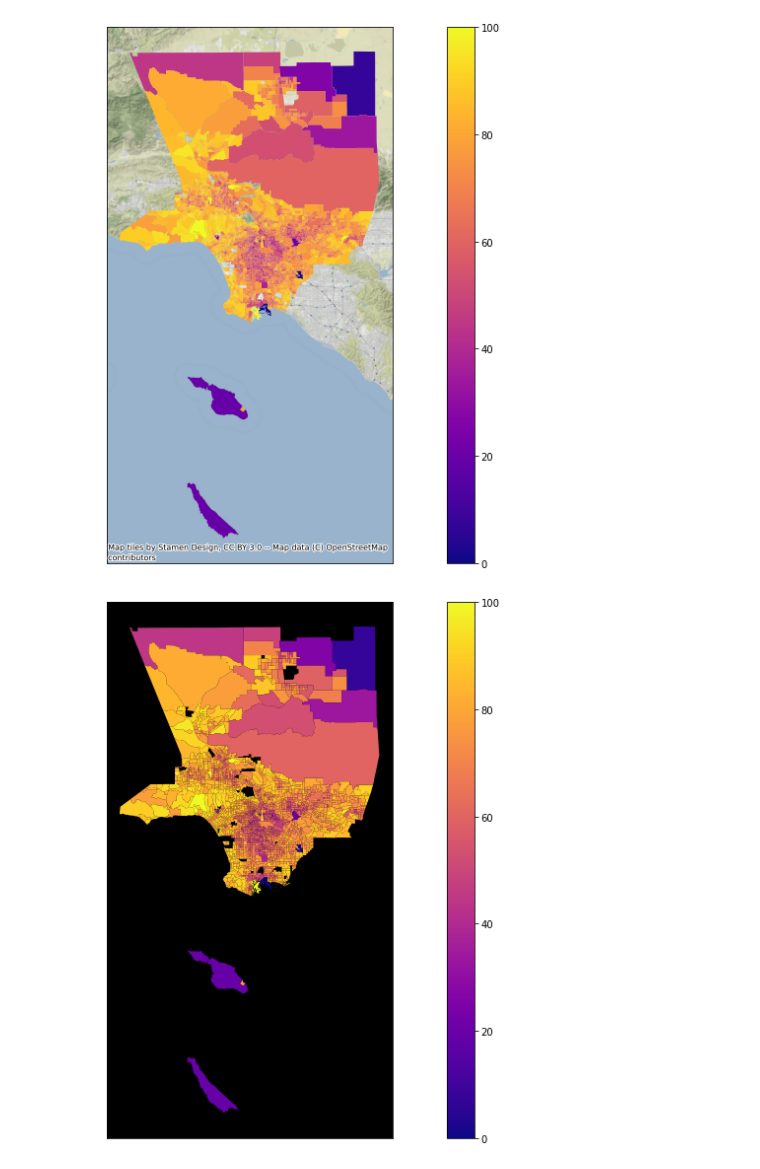
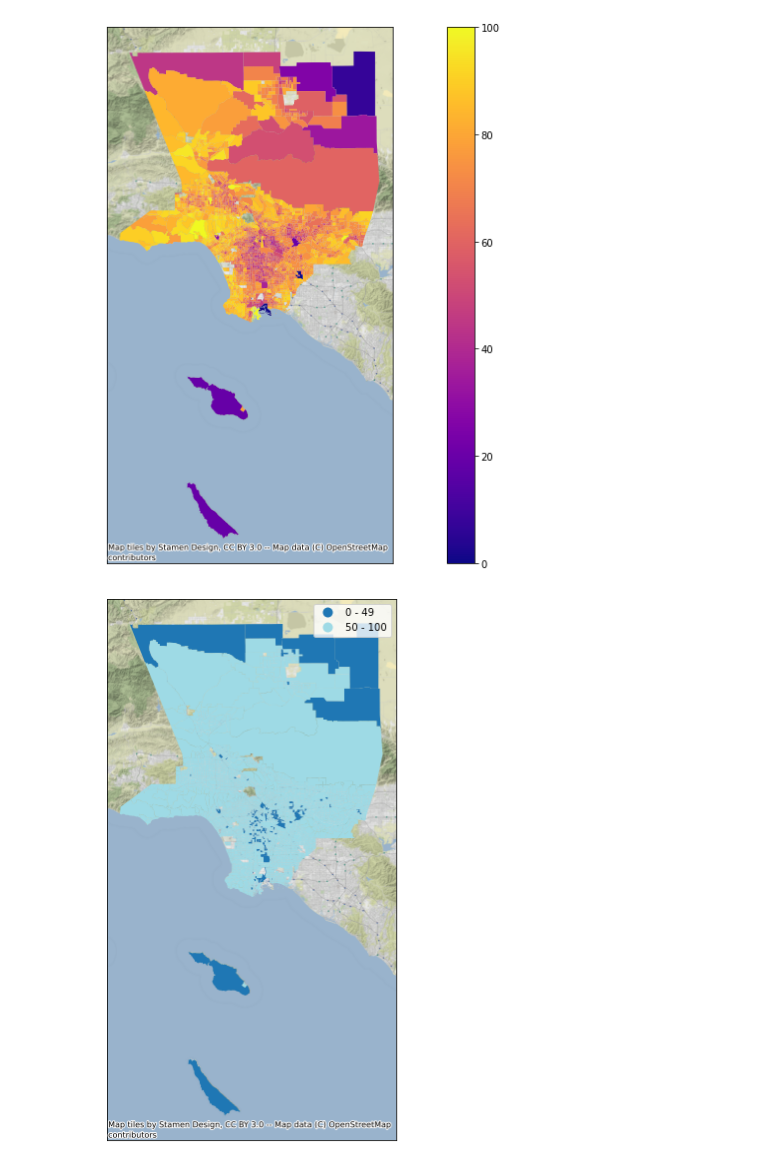
Before and after one commit to opheliasin/broadband, a Jupyter notebook: Broadband Index/Broadband index in LA County.ipynb, the cells around one changed output. Cells and saved outputs as stored; diff of their text form; code cells hidden in the pictures.

```diff
--- a/Broadband Index/Broadband index in LA County.ipynb
+++ b/Broadband Index/Broadband index in LA County.ipynb
@@ -69,0 +70,3 @@ See the caveats in the documentation: https://pandas.pydata.org/pandas-docs/stab
+# %%
+labels = ["0 - 49", "50 - 100"]
+B28011["broadband_index_category"] = pd.cut(B28011['broadband_index'], bins= [0, 50, 100] ,labels=labels)
@@ -123,14 +124,23 @@ ctx.add_basemap(ax, zoom=12)
 plt.show()
 # %% [output]
 [figure]
+# %%
+#map shows those with a broadband index below 50
+fig, ax = plt.subplots(1,1,figsize=(20,10))
+
+census_tracts.to_crs('EPSG:3857').plot(column = 'broadband_index_category', ax=ax, cmap = 'tab20', legend=True )
+ax.set_xticks([])
+ax.set_yticks([])
+ctx.add_basemap(ax, zoom=12)
+plt.show()
+# %% [output]
+[figure, added]
 # %%
-# without basemap
-fig, ax = plt.subplots(1,1,figsize=(20,10))
+# # without basemap
+# fig, ax = plt.subplots(1,1,figsize=(20,10))
 
-census_tracts.plot('broadband_index', ax=ax, cmap='plasma', legend=True,
-               legend_kwds={'orientation': 'vertical'})
-ax.set_xticks([])
-ax.set_yticks([])
-ax.set_facecolor('k')
+# census_tracts.plot('broadband_index', ax=ax, cmap='plasma', legend=True,
+#                legend_kwds={'orientation': 'vertical'})
+# ax.set_xticks([])
+# ax.set_yticks([])
+# ax.set_facecolor('k')
-# %% [output]
-[figure, removed]
```
Also changed, not shown: parts of 6 cells of this notebook.
